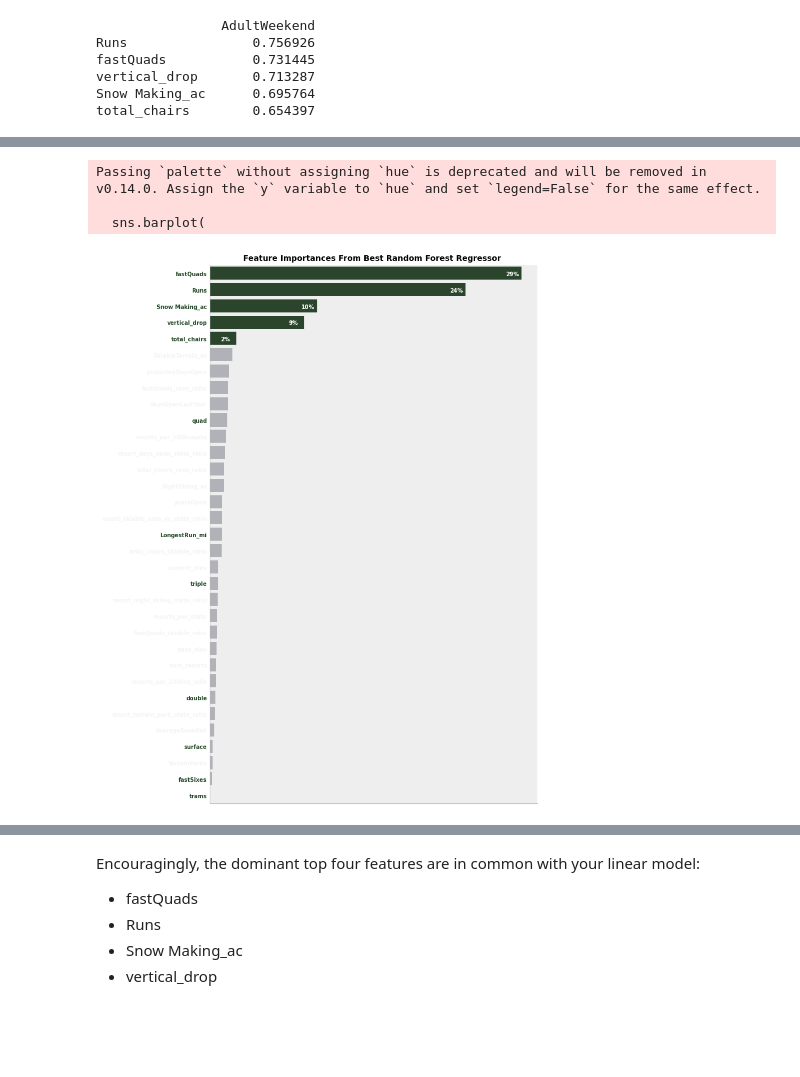
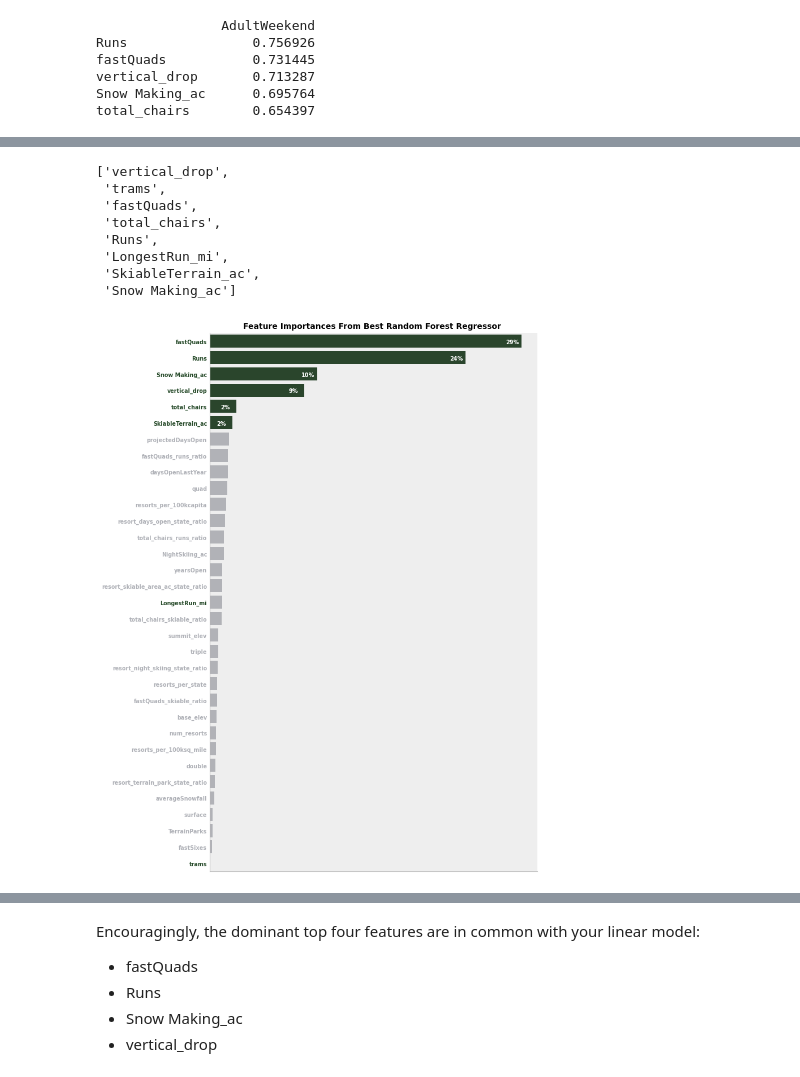
Before and after one commit to jonnross88/DataScienceGuidedCapstone, a Jupyter notebook: Notebooks/04_preprocessing_and_training.ipynb, the cells around one changed output, grey strips where cells are left out. Cells and saved outputs as stored; diff of their text form; code cells hidden in the pictures; blank space fills up the shorter version.

```diff
--- a/Notebooks/04_preprocessing_and_training.ipynb
+++ b/Notebooks/04_preprocessing_and_training.ipynb
@@ -1335,7 +1419,7 @@ winter_palette = sns.color_palette("winter_r", n_colors=12)
 
 
 rf_feat_imps_color = [
-    highlight_color if col in ski_data_corr_top5 else minor_color
+    highlight_color if col in rf_feat_imps.nlargest(6).index else minor_color
     for col in rf_feat_imps.index
 ]
 rf_feat_imps_label = [
@@ -1365,3 +1450,13 @@ chair_columns = [
     "surface",
     "total_chairs",
 ]
+lr_k_select = [
+    "vertical_drop",
+    "trams",
+    "fastQuads",
+    "total_chairs",
+    "Runs",
+    "LongestRun_mi",
+    "SkiableTerrain_ac",
+    "Snow Making_ac",
+]
@@ -1370,3 +1463,15 @@ cols_to_highlight = chair_columns + ski_data_corr_top5.tolist() + ["LongestRun_m
+# %%
+cols_to_highlight = lr_k_select
+lr_k_select
+# %% [output]
+['vertical_drop',
+ 'trams',
+ 'fastQuads',
+ 'total_chairs',
+ 'Runs',
+ 'LongestRun_mi',
+ 'SkiableTerrain_ac',
+ 'Snow Making_ac']
 # %%
 # An alternative demonstation of the barplot above
 fig, ax = plt.subplots(figsize=(8, 10))
@@ -1374,42 +1479,40 @@ sns.barplot(
     y=rf_feat_imps.index,
     x=rf_feat_imps.values,
     palette=rf_feat_imps_color,
+    hue=rf_feat_imps.index,
     orient="h",
     ax=ax,
 )
 sns.despine()
 for label in plt.gca().get_yticklabels():
     # if label.get_text() in chair_columns or label.get_text() in ski_data_corr_top5:
-    if label.get_text() in cols_to_highlight:
+    if label.get_text() in lr_k_select:
         label.set_color(highlight_color)
     else:
-        label.set_color("whitesmoke")
+        label.set_color(minor_color)
 plt.ylabel("")
 # plt.xlabel("Feature Importances")
 plt.xlabel("")
 plt.xticks([])
 plt.title("feature importances from Best random forest regressor ".title())
 for i, (x_val, y_val) in enumerate(zip(rf_feat_imps.values, rf_feat_imps.index)):
-    if y_val in ski_data_corr_top5:
+    if y_val in rf_feat_imps.nlargest(6).index:
         plt.annotate(
             text=f"{x_val:.0%}",
             color="white",
             xy=((x_val, i)),
             weight="normal",
             xytext=(-20, -3),
             textcoords="offset points",
             fontproperties={"size": 7},
         )
 
 
 plt.tight_layout()
 plt.savefig("../images/rf_feature_importances_hbar.svg")
 plt.show()
 # %% [output]
-Passing `palette` without assigning `hue` is deprecated and will be removed in v0.14.0. Assign the `y` variable to `hue` and set `legend=False` for the same effect.
-
-  sns.barplot(
-[figure, old version]
+[figure, new version]
 # %%
 # import hvplot.pandas
 
```
Also changed, not shown: parts of 4 cells of this notebook, 6 other files.
